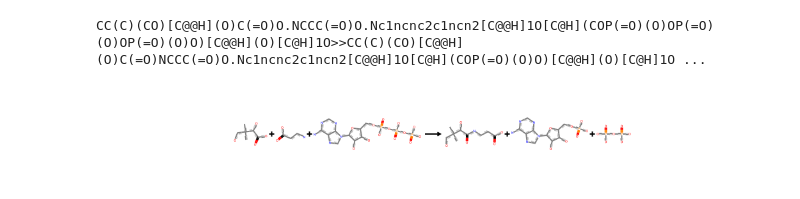
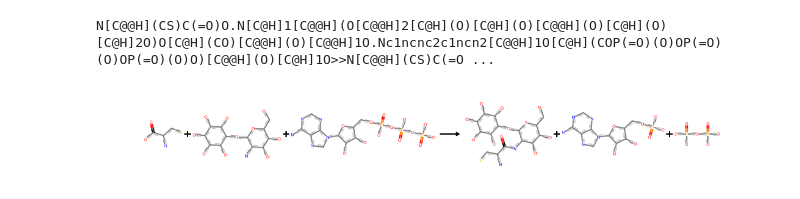
Before and after one commit to yashchainani21/RxnTools, a Jupyter notebook: notebooks/prototype_running_reaction.ipynb, the cells around one changed output. Cells and saved outputs as stored; diff of their text form; code cells hidden in the pictures.

```diff
--- a/notebooks/prototype_running_reaction.ipynb
+++ b/notebooks/prototype_running_reaction.ipynb
@@ -12,20 +13,20 @@ cofactors_df = pd.read_csv("../data/raw/all_cofactors.csv")
 KEGG_processed_df = pd.read_parquet("../data/processed/enzymemap_KEGG_JN_mapped_non_unique.parquet")
 # %%
 rule_ID = 'rule0067'
-rxn_idx = 2
+rxn_idx = 0
 example_rxn = KEGG_processed_df[KEGG_processed_df["top_mapped_operator"]==rule_ID]["unmapped"].to_list()[rxn_idx]
 print('')
 print(example_rxn)
 print('')
 display(AllChem.ReactionFromSmarts(example_rxn))
 
 rule_df = JN_rules_df
 rule_SMARTS: str = rule_df[rule_df["Name"]==rule_ID]["SMARTS"].values[0] # of the form 'Any.NAD_CoF>>Any;NADH_CoF'
 reactant_codes: str = rule_df[rule_df["Name"]==rule_ID]["Reactants"].values[0] # e.g., 'Any;NAD_CoF'
 product_codes: str = rule_df[rule_df["Name"]==rule_ID]["Products"].values[0] # e.g., 'Any;NADH_CoF'
 # %% [output]
-CC(C)(CO)[C@@H](O)C(=O)O.NCCC(=O)O.Nc1ncnc2c1ncn2[C@@H]1O[C@H](COP(=O)(O)OP(=O)(O)OP(=O)(O)O)[C@@H](O)[C@H]1O>>CC(C)(CO)[C@@H](O)C(=O)NCCC(=O)O.Nc1ncnc2c1ncn2[C@@H]1O[C@H](COP(=O)(O)O)[C@@H](O)[C@H]1O ...
+N[C@@H](CS)C(=O)O.N[C@H]1[C@@H](O[C@@H]2[C@H](O)[C@H](O)[C@@H](O)[C@H](O)[C@H]2O)O[C@H](CO)[C@@H](O)[C@@H]1O.Nc1ncnc2c1ncn2[C@@H]1O[C@H](COP(=O)(O)OP(=O)(O)OP(=O)(O)O)[C@@H](O)[C@H]1O>>N[C@@H](CS)C(=O ...
-[figure, old version]
+[figure, new version]
 # %%
 reactants_SMILES_list: List[str] = example_rxn.split(">>")[0].split(".")
 reactants_mols: List[Chem.Mol] = [Chem.MolFromSmiles(smiles) for smiles in reactants_SMILES_list]
```
Also changed, not shown: parts of 4 cells of this notebook.
